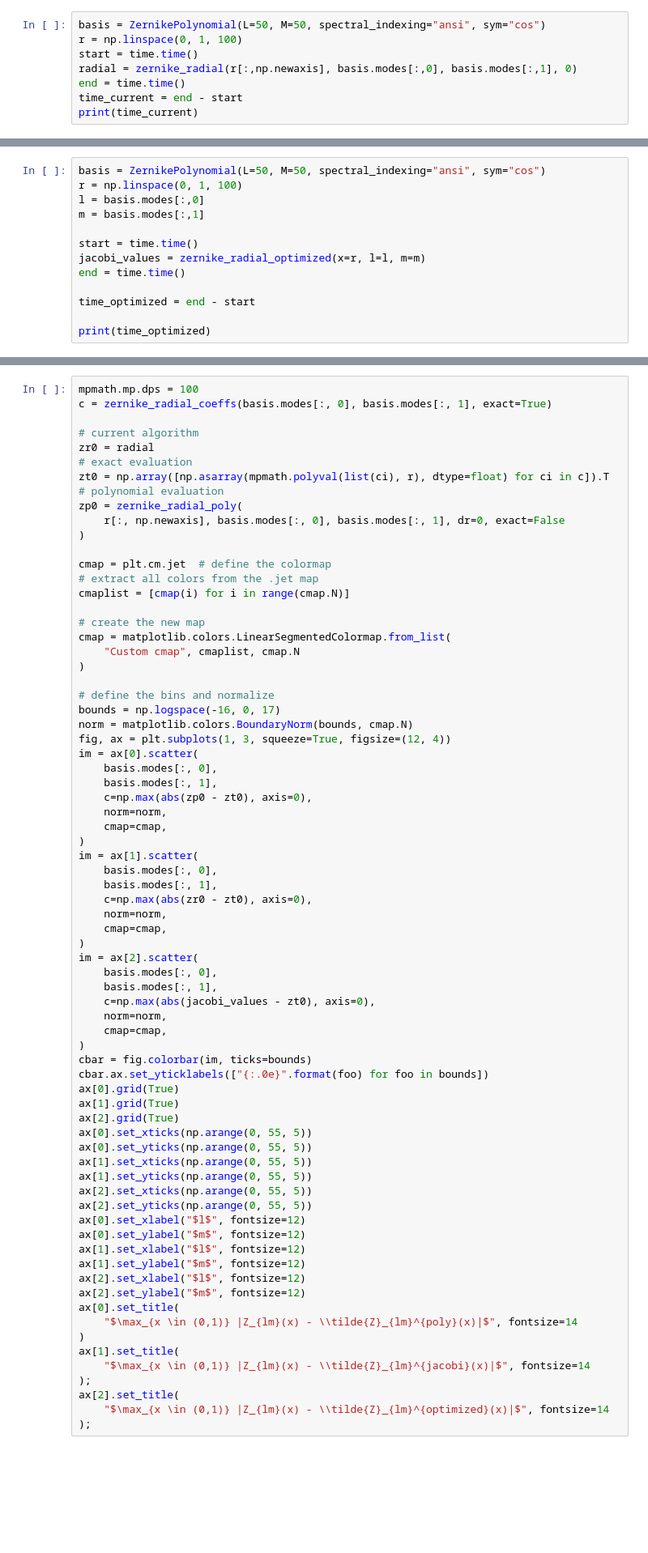
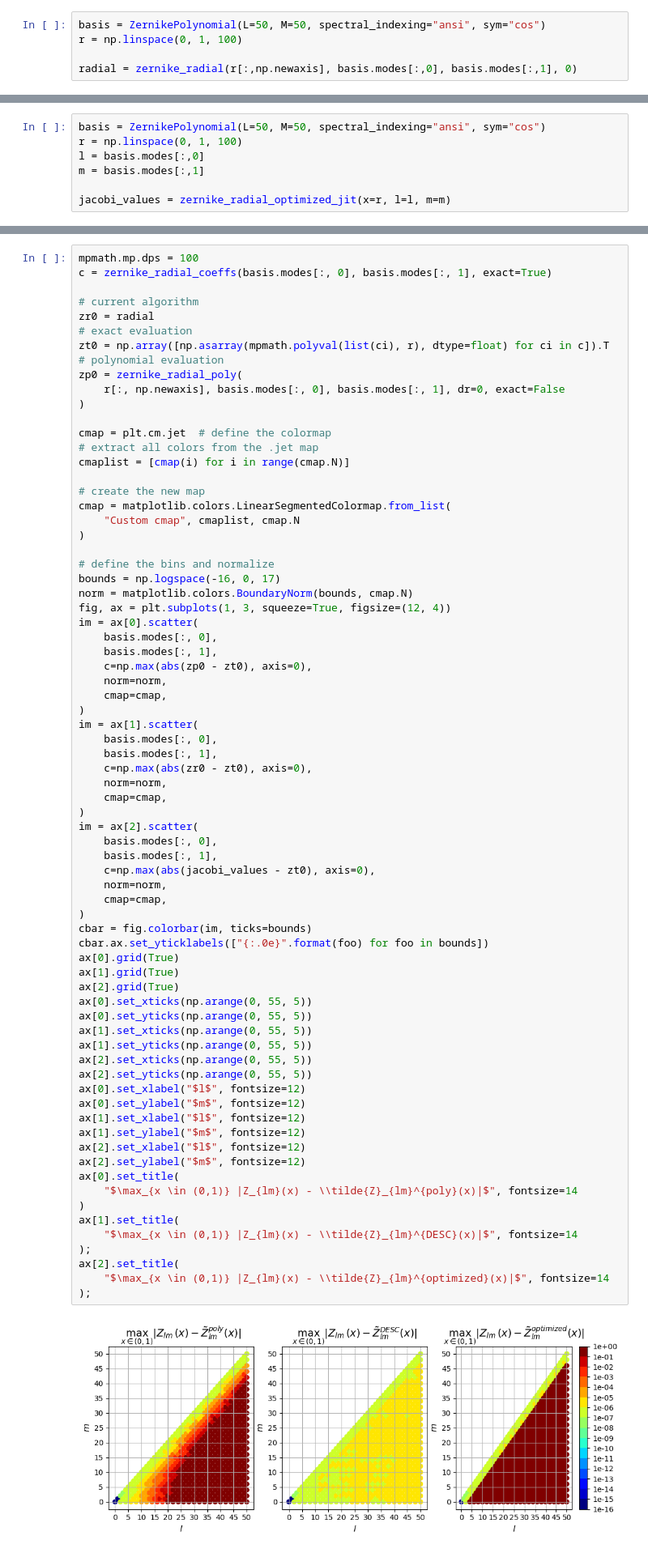
Before and after one commit to kianorr/DESC_profiling, a Jupyter notebook: profile_zernike.ipynb, the cells around one changed output, grey strips where cells are left out. Shown: that part at 81% size. Saved outputs shown, nothing was run; the diff lists cells and outputs as text; blank space fills up the shorter version.

```diff
--- a/profile_zernike.ipynb
+++ b/profile_zernike.ipynb
@@ -11,8 +11,5 @@ np.set_printoptions(threshold=sys.maxsize)
 # %%
 basis = ZernikePolynomial(L=50, M=50, spectral_indexing="ansi", sym="cos")
 r = np.linspace(0, 1, 100)
-start = time.time()
+
 radial = zernike_radial(r[:,np.newaxis], basis.modes[:,0], basis.modes[:,1], 0)
-end = time.time()
-time_current = end - start
-print(time_current)
@@ -22,10 +22,4 @@ r = np.linspace(0, 1, 100)
 l = basis.modes[:,0]
 m = basis.modes[:,1]
 
-start = time.time()
-jacobi_values = zernike_radial_optimized(x=r, l=l, m=m)
-end = time.time()
-
-time_optimized = end - start
-
-print(time_optimized)
+jacobi_values = zernike_radial_optimized_jit(x=r, l=l, m=m)
@@ -76,34 +70,36 @@ im = ax[2].scatter(
     basis.modes[:, 1],
     c=np.max(abs(jacobi_values - zt0), axis=0),
     norm=norm,
     cmap=cmap,
 )
 cbar = fig.colorbar(im, ticks=bounds)
 cbar.ax.set_yticklabels(["{:.0e}".format(foo) for foo in bounds])
 ax[0].grid(True)
 ax[1].grid(True)
 ax[2].grid(True)
 ax[0].set_xticks(np.arange(0, 55, 5))
 ax[0].set_yticks(np.arange(0, 55, 5))
 ax[1].set_xticks(np.arange(0, 55, 5))
 ax[1].set_yticks(np.arange(0, 55, 5))
 ax[2].set_xticks(np.arange(0, 55, 5))
 ax[2].set_yticks(np.arange(0, 55, 5))
 ax[0].set_xlabel("$l$", fontsize=12)
 ax[0].set_ylabel("$m$", fontsize=12)
 ax[1].set_xlabel("$l$", fontsize=12)
 ax[1].set_ylabel("$m$", fontsize=12)
 ax[2].set_xlabel("$l$", fontsize=12)
 ax[2].set_ylabel("$m$", fontsize=12)
 ax[0].set_title(
     "$\max_{x \in (0,1)} |Z_{lm}(x) - \\tilde{Z}_{lm}^{poly}(x)|$", fontsize=14
 )
 ax[1].set_title(
-    "$\max_{x \in (0,1)} |Z_{lm}(x) - \\tilde{Z}_{lm}^{jacobi}(x)|$", fontsize=14
+    "$\max_{x \in (0,1)} |Z_{lm}(x) - \\tilde{Z}_{lm}^{DESC}(x)|$", fontsize=14
 );
 ax[2].set_title(
     "$\max_{x \in (0,1)} |Z_{lm}(x) - \\tilde{Z}_{lm}^{optimized}(x)|$", fontsize=14
 );
+# %% [output]
+[figure, added]
 # %%
 print("zernike_radial, 0th derivative")
 %timeit _ = zernike_radial(r[:,np.newaxis], basis.modes[:,0], basis.modes[:,1], 0).block_until_ready()
```
Also changed, not shown: parts of 4 cells of this notebook.
